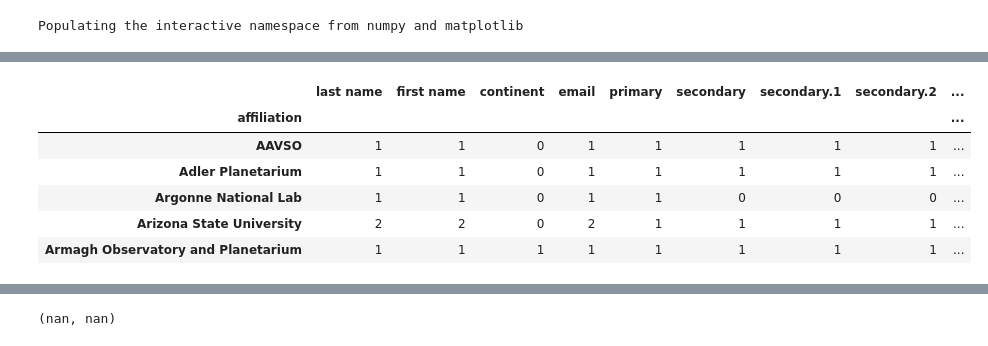
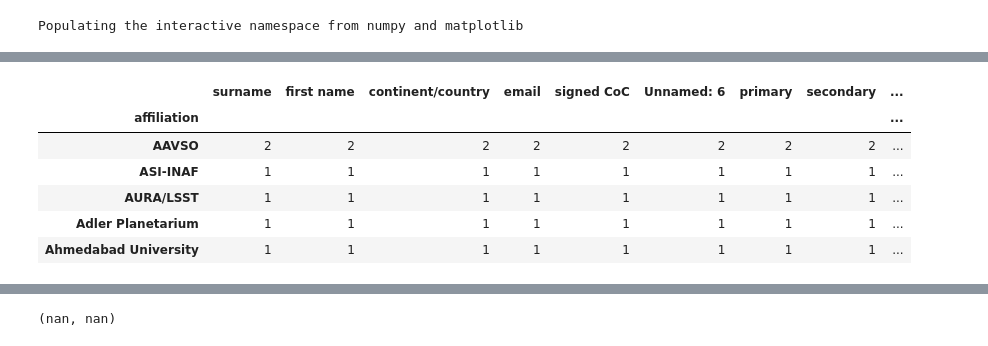
Before and after one commit to LSST-TVSSC/LSST-TVSSC.github.io, a Jupyter notebook: TVSaffiliations/mapTVS.ipynb, the cells around one changed output, grey strips where cells are left out. Cells and saved outputs as stored; diff of their text form; code cells hidden in the pictures.

```diff
--- a/TVSaffiliations/mapTVS.ipynb
+++ b/TVSaffiliations/mapTVS.ipynb
@@ -15,7 +27,30 @@ Populating the interactive namespace from numpy and matplotlib
+# %%
+import json
+try:
+    import urllib2 as urllib
+except ImportError:
+    import urllib.request as urllib
+
+
+def get_jsonparsed_data(url):
+    """
+    from http://stackoverflow.com/questions/12965203/how-to-get-json-from-webpage-into-python-script
+    Receive the content of ``url``, parse it as JSON and return the object.
+    Parameters
+    ----------
+    url : str
+    Returns
+    -------
+    dict
+    """
+    response = urllib.urlopen(url)
+    data = response.read().decode("utf-8")
+    return json.loads(data)
 # %%
-affs=pd.read_csv("LSST_TVS_subgroups - Sheet1.csv").groupby("affiliation").count()
+affs = pd.read_csv("LSST_TVS_subgroups - main (1).csv").groupby("affiliation").count()
 # %%
-y = lambda x: unicodedata.normalize('NFKD', unicode(x.split("/")[0], errors="ignore")).replace("Universit ", "Universita ").strip()
+y = lambda x: unidecode(unicodedata.normalize('NFKD', #unicode(x.split("/")[0], errors="ignore")
+              x.split("/")[0]).replace("Università", "Universita").strip())
 #unicode(x.split("/")[0], errors="replace")
 #unicode(x.split("/")[0], errors="replace")
 
@@ -155,14 +426,14 @@ affsgeo = gpd.GeoDataFrame(affs)
 # %%
 # combine lat and lon to one column
-affs['lonlat'] = zip([float(affs['loc'][i][0][0]) for i in range(len(affs['loc']))], [float(affs['loc'][i][0][1]) for i in range(len(affs['loc']))])
+affs['lonlat'] = list(zip([float(affs['loc'][i][0][0]) for i in range(len(affs['loc']))], [float(affs['loc'][i][0][1]) for i in range(len(affs['loc']))]))
 # Create Point Geometry for based on lonlat column
 affs['geometry'] = affs[['lonlat']].applymap(lambda x:shapely.geometry.Point(x))
 affs.head()
 # %% [output]
-|  | last name | first name | continent | email | primary | secondary | secondary.1 | secondary.2 | ... |
+|  | surname | first name | continent/country | email | signed CoC | Unnamed: 6 | primary | secondary | ... |
 | affiliation |  |  |  |  |  |  |  |  | ... |
-| AAVSO | 1 | 1 | 0 | 1 | 1 | 1 | 1 | 1 | ... |
-| Adler Planetarium | 1 | 1 | 0 | 1 | 1 | 1 | 1 | 1 | ... |
-| Argonne National Lab | 1 | 1 | 0 | 1 | 1 | 0 | 0 | 0 | ... |
-| Arizona State University | 2 | 2 | 0 | 2 | 1 | 1 | 1 | 1 | ... |
-| Armagh Observatory and Planetarium | 1 | 1 | 1 | 1 | 1 | 1 | 1 | 1 | ... |
+| AAVSO | 2 | 2 | 2 | 2 | 2 | 2 | 2 | 2 | ... |
+| ASI-INAF | 1 | 1 | 1 | 1 | 1 | 1 | 1 | 1 | ... |
+| AURA/LSST | 1 | 1 | 1 | 1 | 1 | 1 | 1 | 1 | ... |
+| Adler Planetarium | 1 | 1 | 1 | 1 | 1 | 1 | 1 | 1 | ... |
+| Ahmedabad University | 1 | 1 | 1 | 1 | 1 | 1 | 1 | 1 | ... |
```
Also changed, not shown: parts of 21 cells of this notebook.
